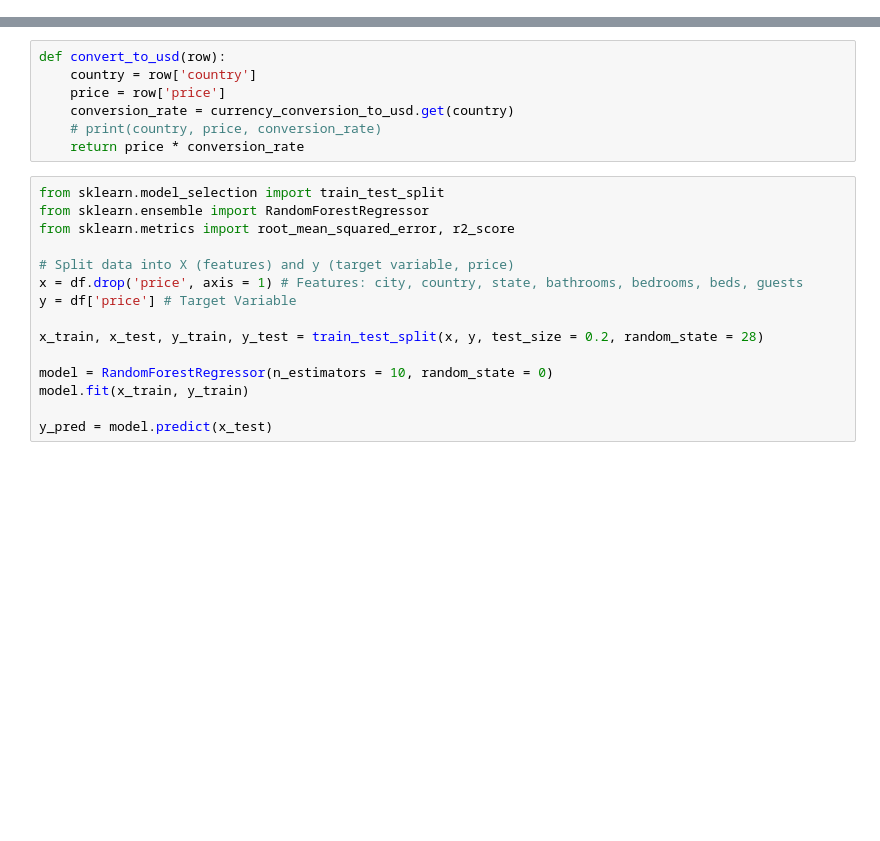
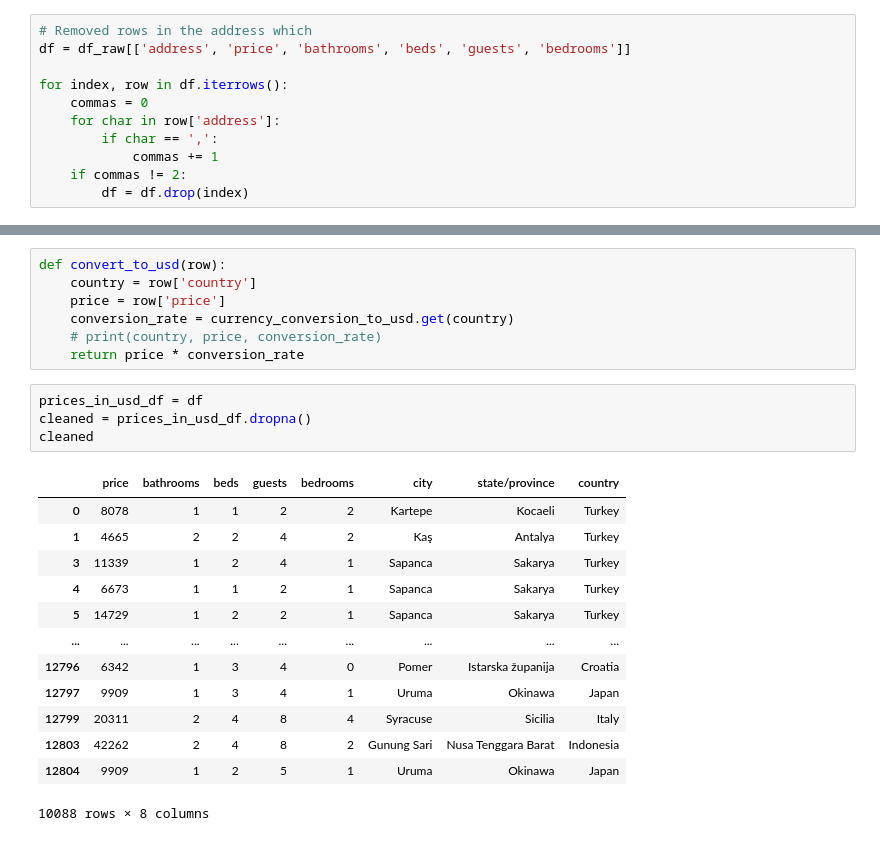
Before and after one commit to adalysg/CAP4770-Team-Project, a Jupyter notebook: randomforest.ipynb, the cells around one changed output, grey strips where cells are left out. Drawn from its saved outputs; the diff is of its cells as text; blank space fills up the shorter version.

```diff
--- a/randomforest.ipynb
+++ b/randomforest.ipynb
@@ -9,6 +9,17 @@ df_raw = pd.read_csv('airbnb.csv')
 
 # *== Reducing the dimentiality of the dataset ==* //
 df = df_raw[['address', 'price', 'bathrooms', 'beds', 'guests', 'bedrooms']]
+# %%
+# Removed rows in the address which
+df = df_raw[['address', 'price', 'bathrooms', 'beds', 'guests', 'bedrooms']]
+
+for index, row in df.iterrows():
+	commas = 0
+	for char in row['address']:
+		if char == ',':
+			commas += 1
+	if commas != 2:
+		df = df.drop(index)
 # %%
 # Split the address column into city, state and country columns and dropped the address column
 df[['city', 'state/province', 'country']] = df['address'].str.split(", ",expand=True)
@@ -169,18 +196,21 @@ def convert_to_usd(row):
     conversion_rate = currency_conversion_to_usd.get(country)
     # print(country, price, conversion_rate)
     return price * conversion_rate
-# %%
-from sklearn.model_selection import train_test_split
-from sklearn.ensemble import RandomForestRegressor
-from sklearn.metrics import root_mean_squared_error, r2_score
-
-# Split data into X (features) and y (target variable, price)
-x = df.drop('price', axis = 1) # Features: city, country, state, bathrooms, bedrooms, beds, guests
-y = df['price'] # Target Variable
-
-x_train, x_test, y_train, y_test = train_test_split(x, y, test_size = 0.2, random_state = 28)
-
-model = RandomForestRegressor(n_estimators = 10, random_state = 0)
-model.fit(x_train, y_train)
-
-y_pred = model.predict(x_test)
+# %%
+prices_in_usd_df = df
+cleaned = prices_in_usd_df.dropna()
+cleaned
+# %% [output]
+|  | price | bathrooms | beds | guests | bedrooms | city | state/province | country |
+| 0 | 8078 | 1 | 1 | 2 | 2 | Kartepe | Kocaeli | Turkey |
+| 1 | 4665 | 2 | 2 | 4 | 2 | Kaş | Antalya | Turkey |
+| 3 | 11339 | 1 | 2 | 4 | 1 | Sapanca | Sakarya | Turkey |
+| 4 | 6673 | 1 | 1 | 2 | 1 | Sapanca | Sakarya | Turkey |
+| 5 | 14729 | 1 | 2 | 2 | 1 | Sapanca | Sakarya | Turkey |
+| ... | ... | ... | ... | ... | ... | ... | ... | ... |
+| 12796 | 6342 | 1 | 3 | 4 | 0 | Pomer | Istarska županija | Croatia |
+| 12797 | 9909 | 1 | 3 | 4 | 1 | Uruma | Okinawa | Japan |
+| 12799 | 20311 | 2 | 4 | 8 | 4 | Syracuse | Sicilia | Italy |
+| 12803 | 42262 | 2 | 4 | 8 | 2 | Gunung Sari | Nusa Tenggara Barat | Indonesia |
+| 12804 | 9909 | 1 | 2 | 5 | 1 | Uruma | Okinawa | Japan |
+10088 rows × 8 columns
```
Also changed, not shown: parts of 6 cells of this notebook.
